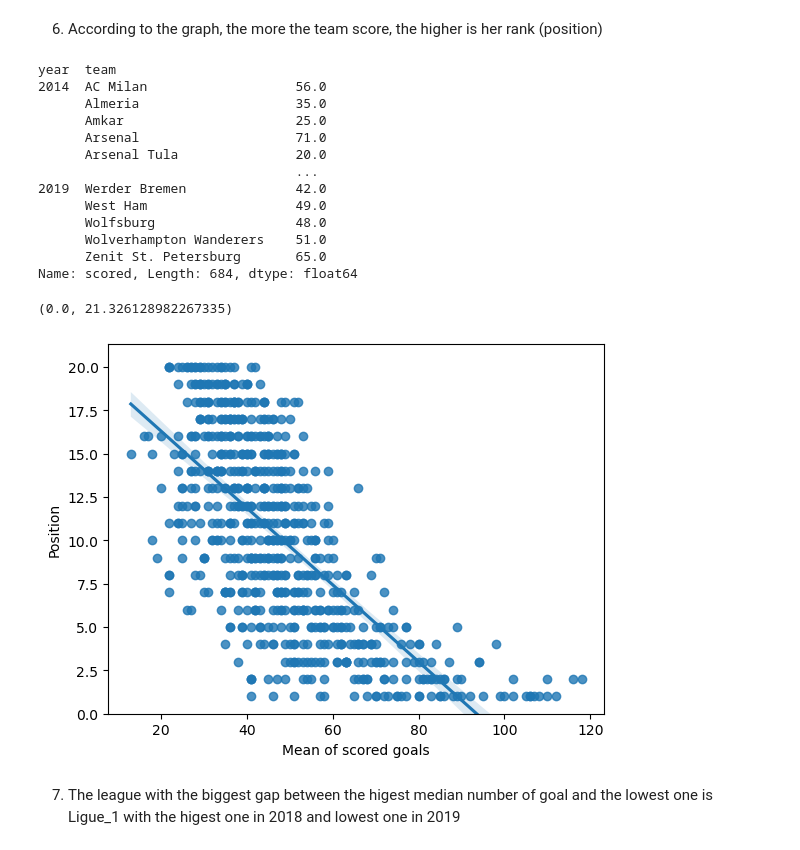
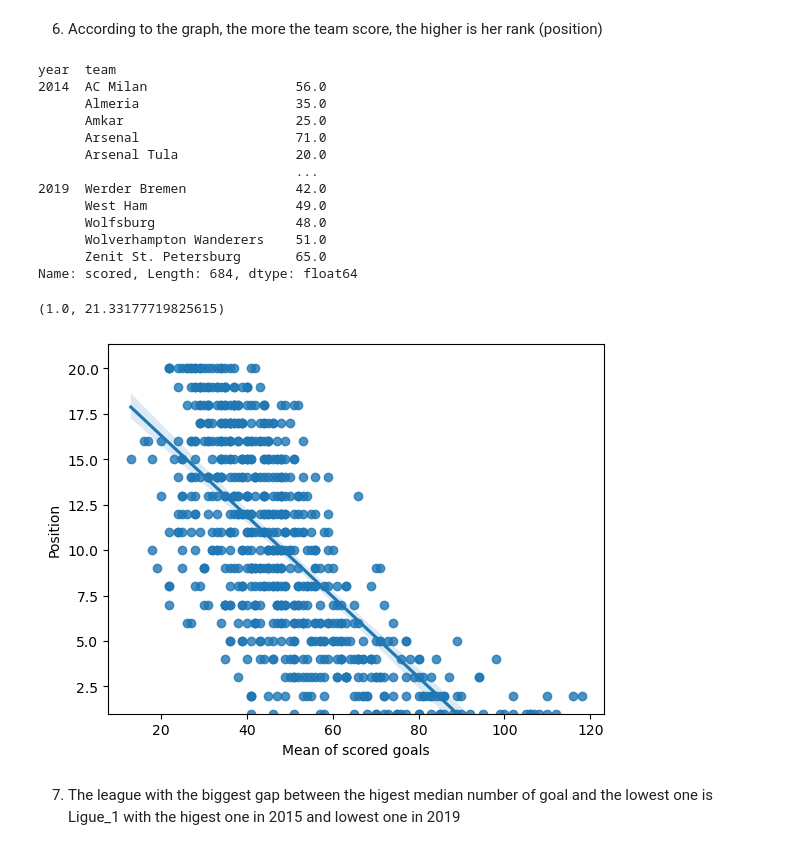
Before and after one commit to Ronco1998/HW1_Introduction-Data-Analysis, a Jupyter notebook: 345935878_206134967_HW1.ipynb, the cells around one changed output. Saved outputs shown, nothing was run; the diff lists cells and outputs as text; code cells hidden in the pictures.

```diff
--- a/345935878_206134967_HW1.ipynb
+++ b/345935878_206134967_HW1.ipynb
@@ -117,28 +117,28 @@ The minimum number of teams in a league is 24
 # %%
 # the mean of scored goals for each team in each year
 mean_scored = league_df.groupby(["year", "team"]).mean()
 display(mean_scored["scored"])
 
 # line plot of the mean of scored goals and position for each team in each year
 # x label is the mean of scored goals
 scord_position = sns.regplot(data=mean_scored, x="scored", y="position")
 scord_position.set(xlabel="Mean of scored goals", ylabel="Position")
-scord_position.set_ylim(bottom=0)
+scord_position.set_ylim(bottom=1)
 # %% [output]
 year  team
 2014  AC Milan                   56.0
       Almeria                    35.0
       Amkar                      25.0
       Arsenal                    71.0
       Arsenal Tula               20.0
                                  ...
 2019  Werder Bremen              42.0
       West Ham                   49.0
       Wolfsburg                  48.0
       Wolverhampton Wanderers    51.0
       Zenit St. Petersburg       65.0
 Name: scored, Length: 684, dtype: float64
-(0.0, 21.326128982267335)
+(1.0, 21.33177719825615)
-[figure, old version]
+[figure, new version]
 # %% [markdown]
-7. The league with the biggest gap between the higest median number of goal and the lowest one is Ligue_1 with the higest one in 2018 and lowest one in 2019
+7. The league with the biggest gap between the higest median number of goal and the lowest one is Ligue_1 with the higest one in 2015 and lowest one in 2019
```
Also changed, not shown: parts of 2 cells of this notebook.
